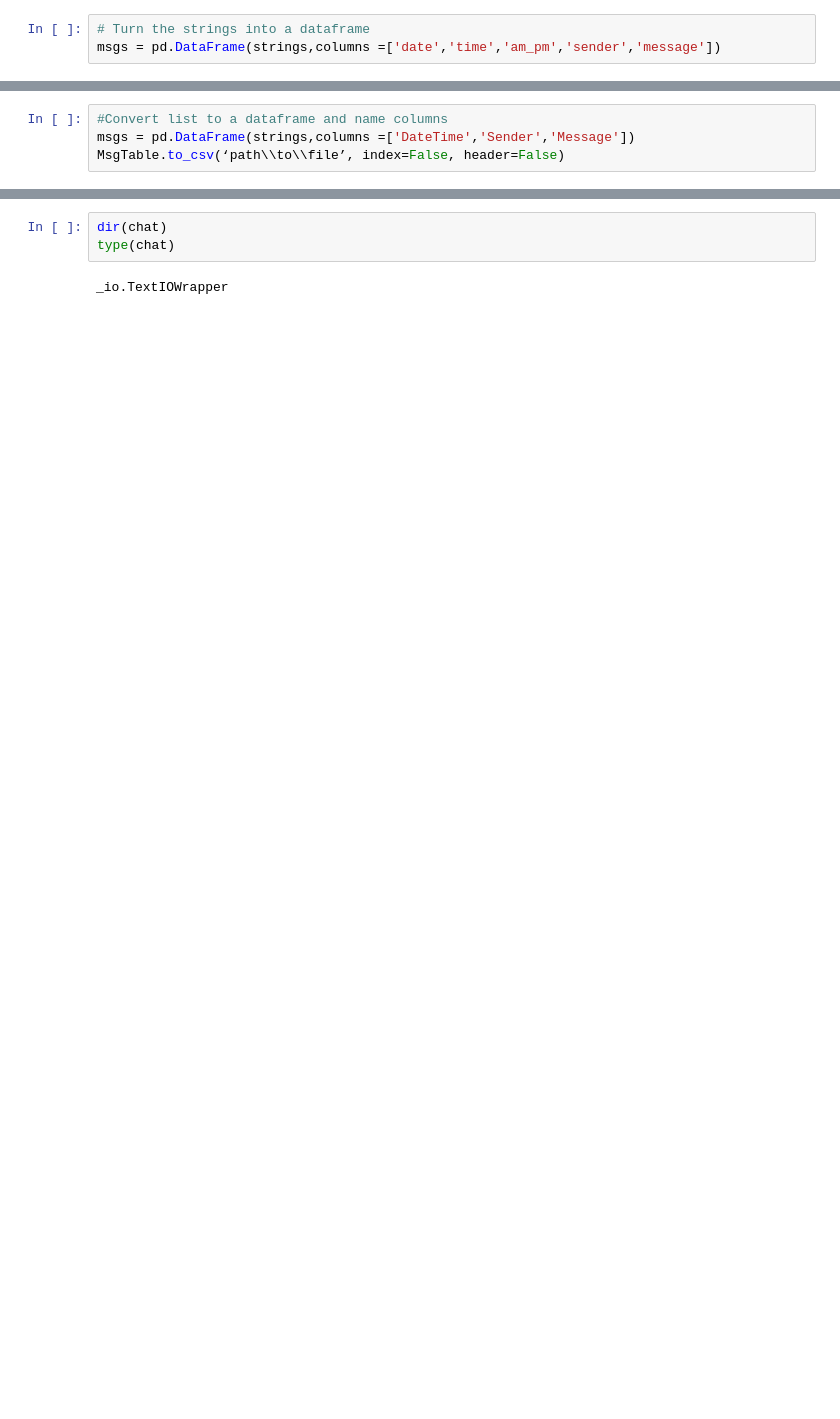
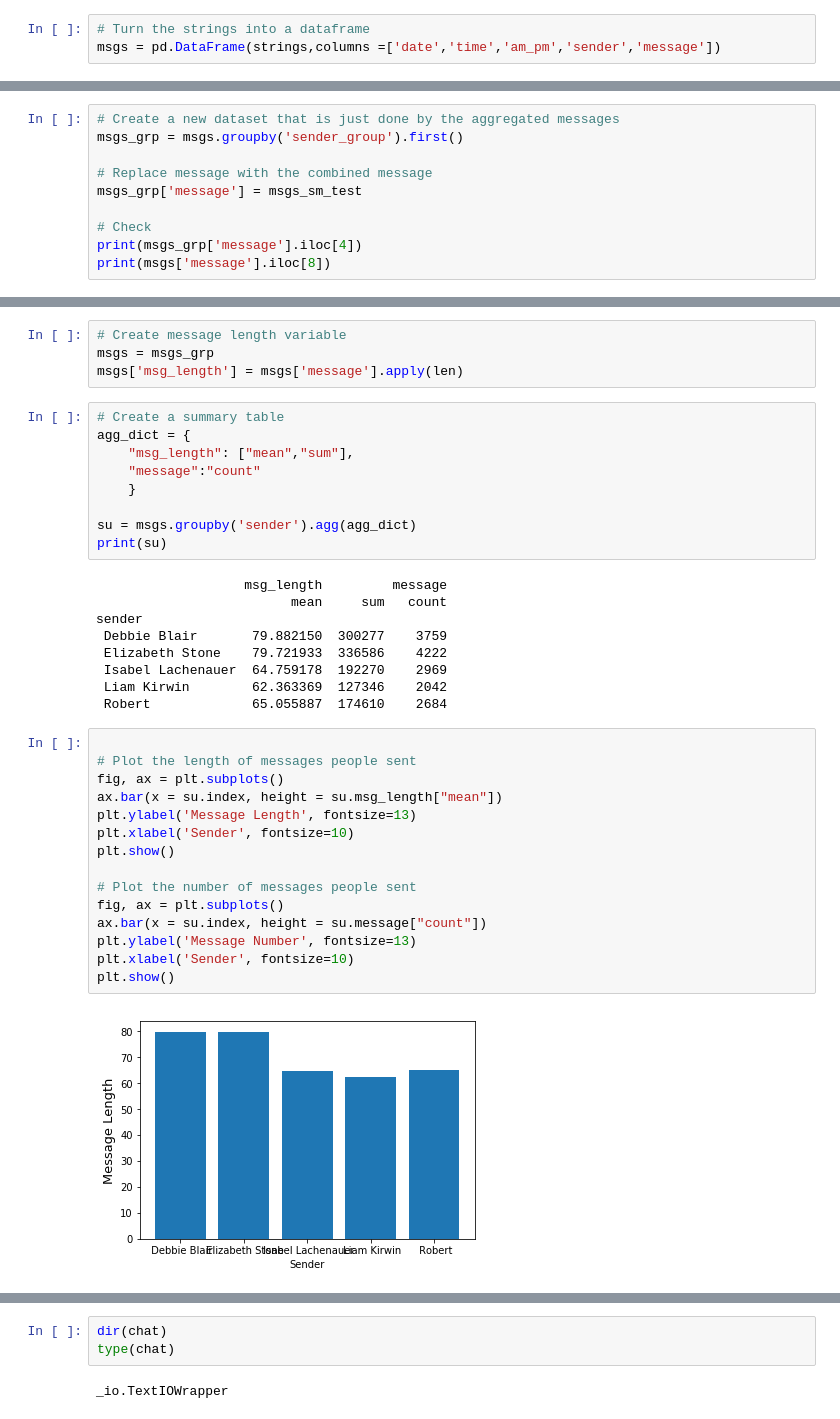
Before and after one commit to robert-sturrock/whatsapp-analysis-python, a Jupyter notebook: whatsapp-chat-analysis.ipynb, the cells around one changed output, grey strips where cells are left out. Drawn from its saved outputs; the diff is of its cells as text; blank space fills up the shorter version.

```diff
--- a/whatsapp-chat-analysis.ipynb
+++ b/whatsapp-chat-analysis.ipynb
@@ -34,4 +105,0 @@ chat_text = re_test.sub("", chat_text)
-# %%
-#Convert list to a dataframe and name columns
-msgs = pd.DataFrame(strings,columns =['DateTime','Sender','Message'])
-MsgTable.to_csv(‘path\\to\\file’, index=False, header=False)
@@ -42,0 +213,10 @@ chat_text[1:10000]
+# %%
+# Create a new dataset that is just done by the aggregated messages
+msgs_grp = msgs.groupby('sender_group').first()
+
+# Replace message with the combined message
+msgs_grp['message'] = msgs_sm_test
+
+# Check
+print(msgs_grp['message'].iloc[4])
+print(msgs['message'].iloc[8])
@@ -42,0 +233,39 @@ chat_text[1:10000]
+# %%
+# Create message length variable
+msgs = msgs_grp
+msgs['msg_length'] = msgs['message'].apply(len)
+# %%
+# Create a summary table
+agg_dict = {
+    "msg_length": ["mean","sum"],
+    "message":"count"
+    }
+
+su = msgs.groupby('sender').agg(agg_dict)
+print(su)
+# %% [output]
+                   msg_length         message
+                         mean     sum   count
+sender
+ Debbie Blair       79.882150  300277    3759
+ Elizabeth Stone    79.721933  336586    4222
+ Isabel Lachenauer  64.759178  192270    2969
+ Liam Kirwin        62.363369  127346    2042
+ Robert             65.055887  174610    2684
+# %%
+
+# Plot the length of messages people sent
+fig, ax = plt.subplots()
+ax.bar(x = su.index, height = su.msg_length["mean"])
+plt.ylabel('Message Length', fontsize=13)
+plt.xlabel('Sender', fontsize=10)
+plt.show()
+
+# Plot the number of messages people sent
+fig, ax = plt.subplots()
+ax.bar(x = su.index, height = su.message["count"])
+plt.ylabel('Message Number', fontsize=13)
+plt.xlabel('Sender', fontsize=10)
+plt.show()
+# %% [output]
+[figure, added]
```
Also changed, not shown: parts of 47 cells of this notebook.
